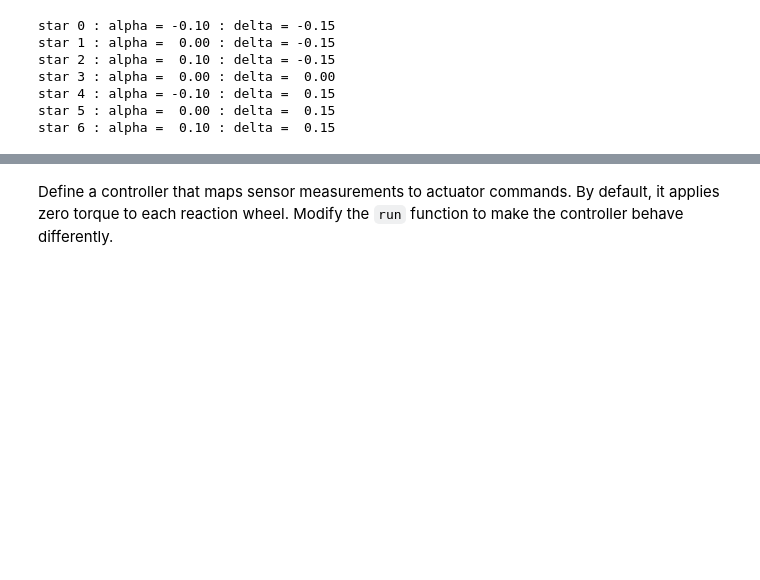
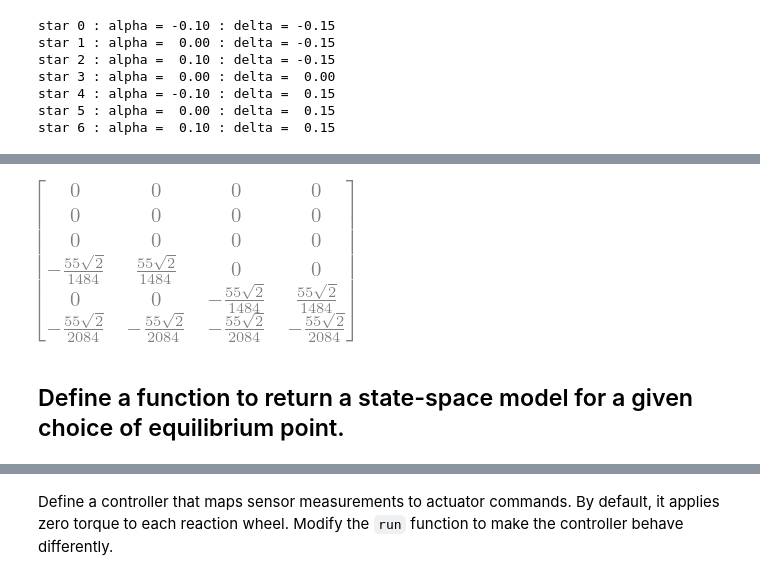
Before and after one commit to pdt4/ae353-DP3-spacecraft, a Jupyter notebook: SpacecraftDemo-Template.ipynb, the cells around one changed output, grey strips where cells are left out. Saved outputs shown, nothing was run; the diff lists cells and outputs as text; code cells hidden in the pictures; blank space fills up the shorter version.

```diff
--- a/SpacecraftDemo-Template.ipynb
+++ b/SpacecraftDemo-Template.ipynb
@@ -210,0 +207,7 @@ def get_model(
+# %%
+B_sym
+# print(f'{mechanics.mlatex(B_sym.subs(eq))}')
+# %% [output]
+[figure, added]
+# %% [markdown]
+## Define a function to return a state-space model for a given choice of equilibrium point.
```
Also changed, not shown: parts of 19 cells of this notebook.
